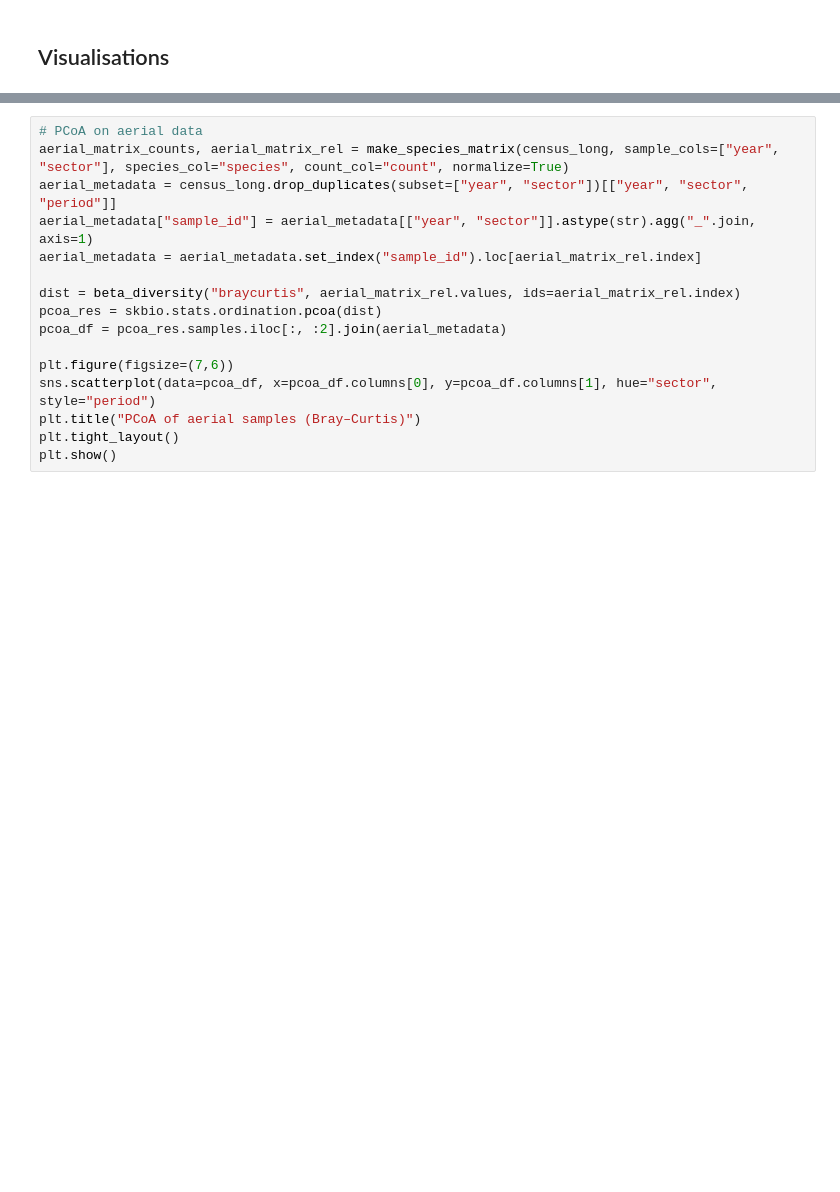
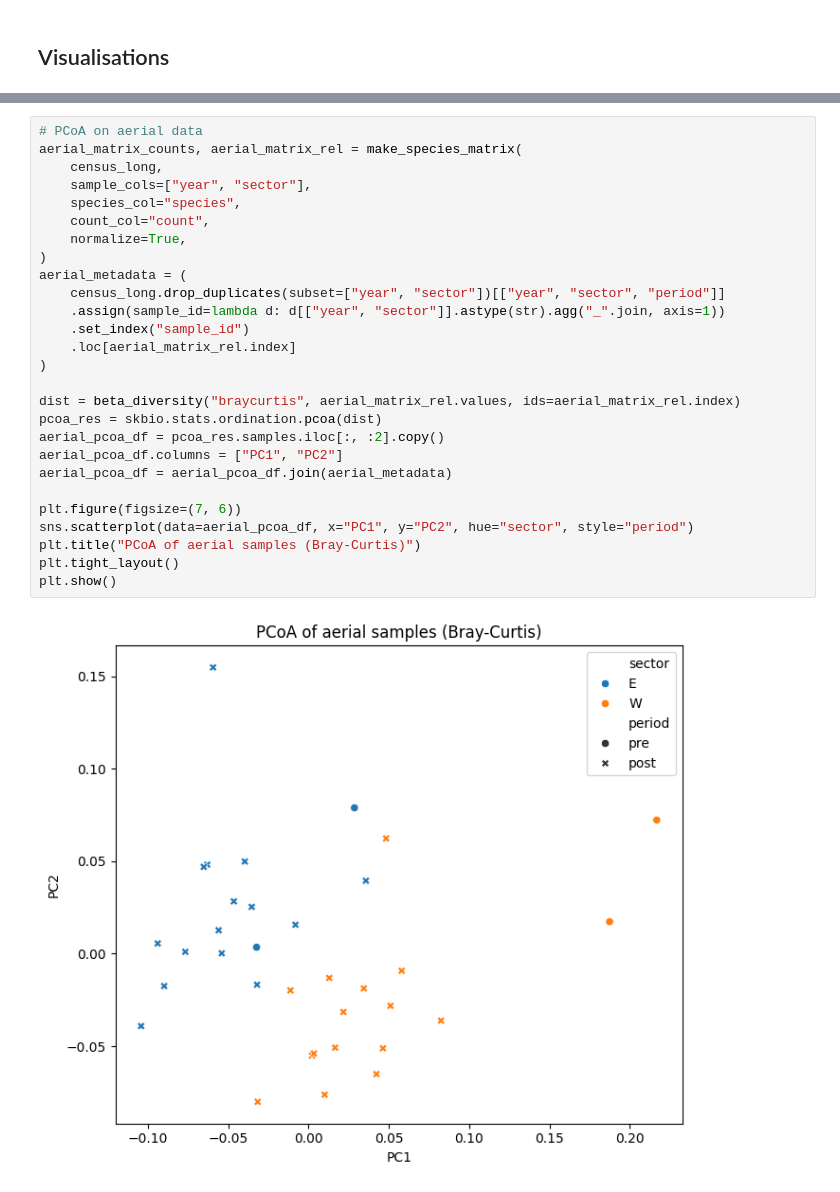
Before and after one commit to karilint/BonesOfOlPejeta, a Jupyter notebook: notebooks/A2 06 Bone vs Aerial comprehensive.ipynb, the cells around one changed output, grey strips where cells are left out. Saved outputs shown, nothing was run; the diff lists cells and outputs as text; blank space fills up the shorter version.

```diff
--- a/notebooks/A2 06 Bone vs Aerial comprehensive.ipynb
+++ b/notebooks/A2 06 Bone vs Aerial comprehensive.ipynb
@@ -494,16 +1324,29 @@ plt.show()
 # %%
 # PCoA on aerial data
-aerial_matrix_counts, aerial_matrix_rel = make_species_matrix(census_long, sample_cols=["year", "sector"], species_col="species", count_col="count", normalize=True)
-aerial_metadata = census_long.drop_duplicates(subset=["year", "sector"])[["year", "sector", "period"]]
-aerial_metadata["sample_id"] = aerial_metadata[["year", "sector"]].astype(str).agg("_".join, axis=1)
-aerial_metadata = aerial_metadata.set_index("sample_id").loc[aerial_matrix_rel.index]
+aerial_matrix_counts, aerial_matrix_rel = make_species_matrix(
+    census_long,
+    sample_cols=["year", "sector"],
+    species_col="species",
+    count_col="count",
+    normalize=True,
+)
+aerial_metadata = (
+    census_long.drop_duplicates(subset=["year", "sector"])[["year", "sector", "period"]]
+    .assign(sample_id=lambda d: d[["year", "sector"]].astype(str).agg("_".join, axis=1))
+    .set_index("sample_id")
+    .loc[aerial_matrix_rel.index]
+)
 
 dist = beta_diversity("braycurtis", aerial_matrix_rel.values, ids=aerial_matrix_rel.index)
 pcoa_res = skbio.stats.ordination.pcoa(dist)
-pcoa_df = pcoa_res.samples.iloc[:, :2].join(aerial_metadata)
+aerial_pcoa_df = pcoa_res.samples.iloc[:, :2].copy()
+aerial_pcoa_df.columns = ["PC1", "PC2"]
+aerial_pcoa_df = aerial_pcoa_df.join(aerial_metadata)
 
-plt.figure(figsize=(7,6))
-sns.scatterplot(data=pcoa_df, x=pcoa_df.columns[0], y=pcoa_df.columns[1], hue="sector", style="period")
-plt.title("PCoA of aerial samples (Bray–Curtis)")
+plt.figure(figsize=(7, 6))
+sns.scatterplot(data=aerial_pcoa_df, x="PC1", y="PC2", hue="sector", style="period")
+plt.title("PCoA of aerial samples (Bray-Curtis)")
 plt.tight_layout()
 plt.show()
+# %% [output]
+[figure, added]
```
Also changed, not shown: parts of 35 cells of this notebook.
